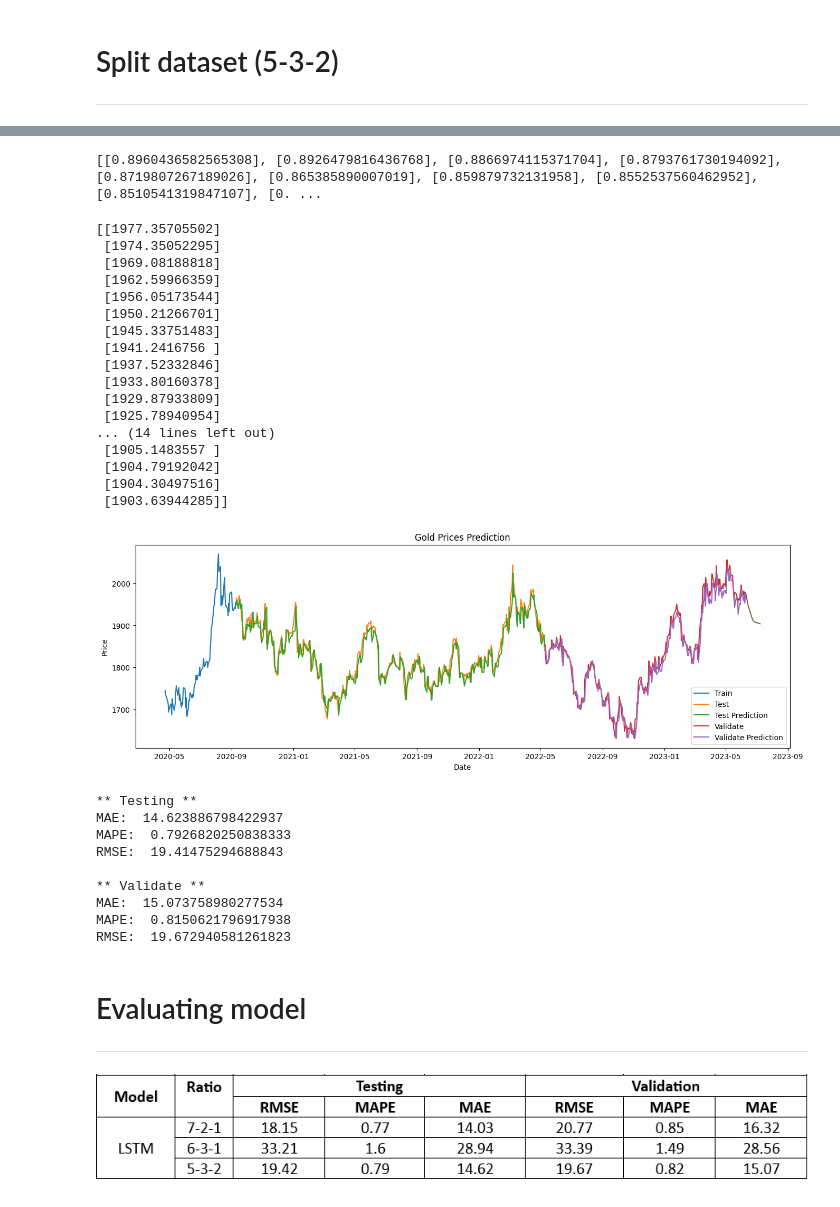
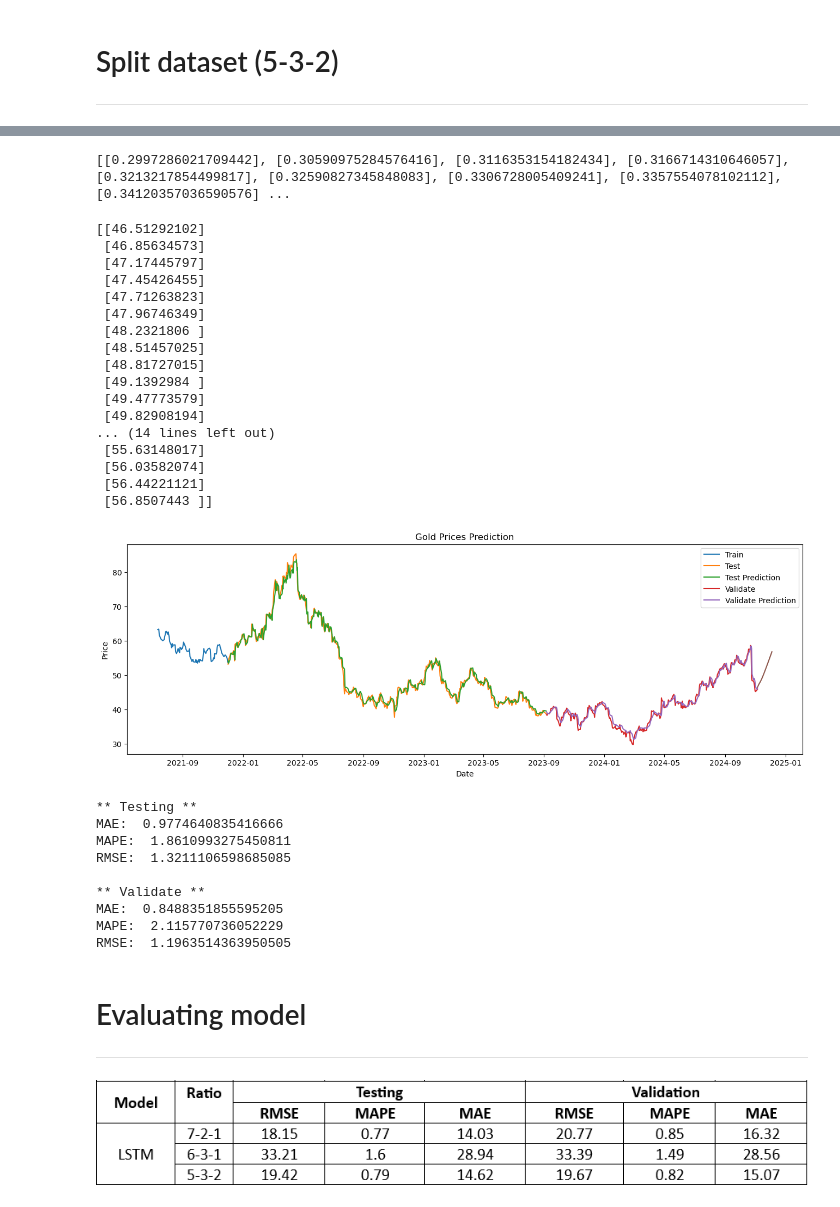
Before and after one commit to trungngothanh13/-STAT3013.-P12_Nhom2-, a Jupyter notebook: LSTM/NEM.ipynb, the cells around one changed output, grey strips where cells are left out. Drawn from its saved outputs; the diff is of its cells as text; code cells hidden in the pictures.

```diff
--- a/LSTM/NEM.ipynb
+++ b/LSTM/NEM.ipynb
@@ -385,7 +379,7 @@ model.add(Dense(1))
 # Compile the model with the 'mean_absolute_error' loss function and the 'adam' optimizer
 model.compile(loss='mean_absolute_error', optimizer='adam')
 # Set the filename to use for saving the model
-save_model = 'save_model_6_3_1.hdf5'
+save_model = 'save_model_6_3_1.keras'
 
 # Create a ModelCheckpoint object to save the model during training
 best_model = ModelCheckpoint(save_model, monitor='loss', verbose=2, save_best_only=True, mode='auto')
@@ -631,7 +643,7 @@ model.add(Dense(1))
 # Compile the model with the 'mean_absolute_error' loss function and the 'adam' optimizer
 model.compile(loss='mean_absolute_error', optimizer='adam')
 # Set the filename to use for saving the model
-save_model = 'save_model_5_3_2.hdf5'
+save_model = 'save_model_5_3_2.keras'
 
 # Create a ModelCheckpoint object to save the model during training
 best_model = ModelCheckpoint(save_model, monitor='loss', verbose=2, save_best_only=True, mode='auto')
@@ -662,7 +675,7 @@ Epoch 80: loss did not improve from 0.01238
 y_train = sc.inverse_transform(y_train)
 
 # Load the best model from the save_model.hdf5 file
-final_model = load_model('save_model_5_3_2.hdf5')
+final_model = load_model('save_model_5_3_2.keras')
 
 # Use the model to make predictions on the x_train data
 y_train_predict = final_model.predict(x_train)
@@ -776,7 +789,7 @@ while(i < 30):
 # Print the final list of predictions
 print(lst_output)
 # %% [output]
-[[0.8960436582565308], [0.8926479816436768], [0.8866974115371704], [0.8793761730194092], [0.8719807267189026], [0.865385890007019], [0.859879732131958], [0.8552537560462952], [0.8510541319847107], [0. ...
+[[0.2997286021709442], [0.30590975284576416], [0.3116353154182434], [0.3166714310646057], [0.3213217854499817], [0.32590827345848083], [0.3306728005409241], [0.3357554078102112], [0.34120357036590576] ...
 # %%
 # Inverse transform the lst_output list using the StandardScaler object
 y_pred_future = sc.inverse_transform(lst_output)
@@ -784,66 +797,66 @@ y_pred_future = sc.inverse_transform(lst_output)
 # Print the inverse transformed list of predictions
 print(y_pred_future)
 # %% [output]
-[[1977.35705502]
- [1974.35052295]
- [1969.08188818]
- [1962.59966359]
- [1956.05173544]
- [1950.21266701]
- [1945.33751483]
- [1941.2416756 ]
- [1937.52332846]
- [1933.80160378]
- [1929.87933809]
- [1925.78940954]
+[[46.51292102]
+ [46.85634573]
+ [47.17445797]
+ [47.45426455]
+ [47.71263823]
+ [47.96746349]
+ [48.2321806 ]
+ [48.51457025]
+ [48.81727015]
+ [49.1392984 ]
+ [49.47773579]
+ [49.82908194]
 ... (14 lines left out)
- [1905.1483557 ]
- [1904.79192042]
- [1904.30497516]
- [1903.63944285]]
+ [55.63148017]
+ [56.03582074]
+ [56.44221121]
+ [56.8507443 ]]
 # %%
 # Inverse transform the lst_output list using the StandardScaler object
 y_pred_future = sc.inverse_transform(lst_output)
 
 # Create a dataframe for the future predictions, with the date as the index and the 'price' column
 PREDICTIONS_FUTURE = pd.DataFrame(y_pred_future, columns=['price']).set_index(pd.Series(datelist_future))
 
 train_data = df1[:train_size]
 test_data = df1[train_size:train_size+test_size]
 val_data = df1[train_size+test_size:]
 
 # Set the figure size and create a subplot
 plt.figure(figsize=(16,5))
 
 # Create a plot to compare the predicted and true values for the training and test data
-plt.plot(train_data.index[train_size-100:], train_data.Price[train_size-100:])
+plt.plot(train_data.index[train_size-100:], train_data.Close[train_size-100:])
 plt.plot(test_data)
 
 # Plot the actual and predicted prices in the test set, and the predicted future prices
 plt.plot(test_data.index, y_test_predict)
 plt.plot(val_data)
 plt.plot(val_data.index, y_val_predict)
 
 plt.plot(PREDICTIONS_FUTURE)
 plt.xlabel('Date')
 plt.ylabel('Price')
 plt.title('Gold Prices Prediction')
 plt.legend(['Train','Test','Test Prediction','Validate', 'Validate Prediction'])
 plt.show()
 # %% [output]
-[figure, old version]
+[figure, new version]
 # %%
 evaluateModel(test_data.values,y_test_predict,val_data.values,y_val_predict)
 # %% [output]
 ** Testing **
-MAE:  14.623886798422937
-MAPE:  0.7926820250838333
-RMSE:  19.41475294688843
+MAE:  0.9774640835416666
+MAPE:  1.8610993275450811
+RMSE:  1.3211106598685085
 
 ** Validate **
-MAE:  15.073758980277534
-MAPE:  0.8150621796917938
-RMSE:  19.672940581261823
+MAE:  0.8488351855595205
+MAPE:  2.115770736052229
+RMSE:  1.1963514363950505
 # %% [markdown]
 # Evaluating model
 
```
Also changed, not shown: parts of 22 cells of this notebook, 16 other files.
